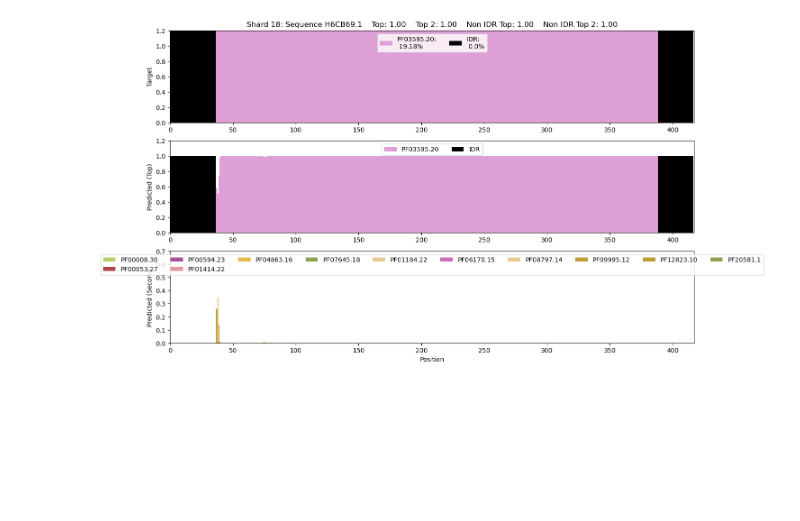
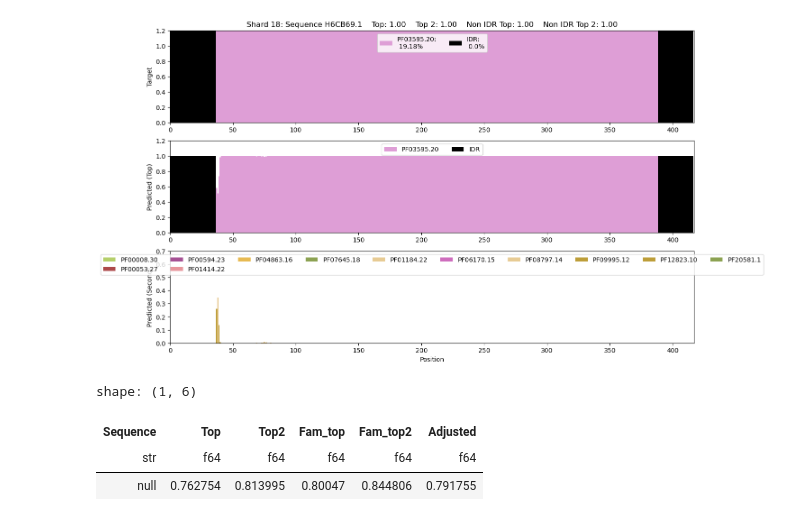
Before and after one commit to Protein-Sequence-Annotation/PSALM, a Jupyter notebook: library/test_esm.ipynb, the cells around one changed output. Drawn from its saved outputs; the diff is of its cells as text; code cells hidden in the pictures; blank space fills up the shorter version.

```diff
--- a/library/test_esm.ipynb
+++ b/library/test_esm.ipynb
@@ -760,0 +788,7 @@ vz.viewSingleFam(shard, seq_id, results, list(maps['fam_idx'].keys()))
+# %%
+df.mean()
+# %% [output]
+shape: (1, 6)
+| Sequence | Top | Top2 | Fam_top | Fam_top2 | Adjusted |
+| str | f64 | f64 | f64 | f64 | f64 |
+| null | 0.762754 | 0.813995 | 0.80047 | 0.844806 | 0.791755 |
```
Also changed, not shown: parts of 8 cells of this notebook, 5 other files.
